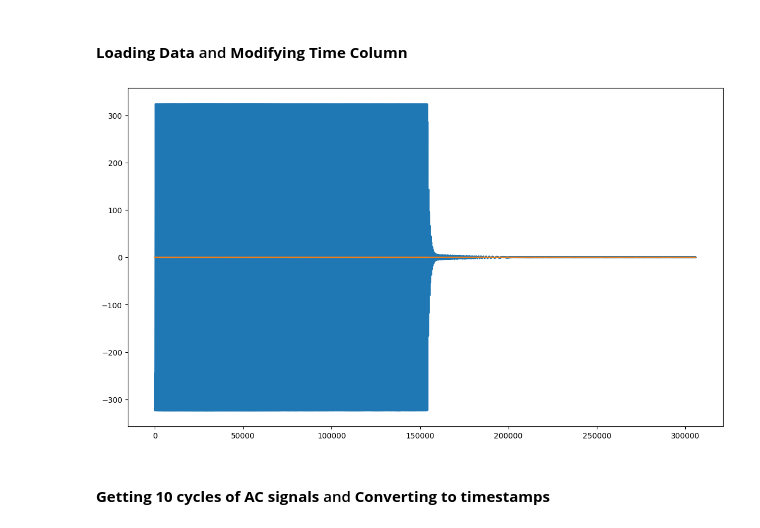
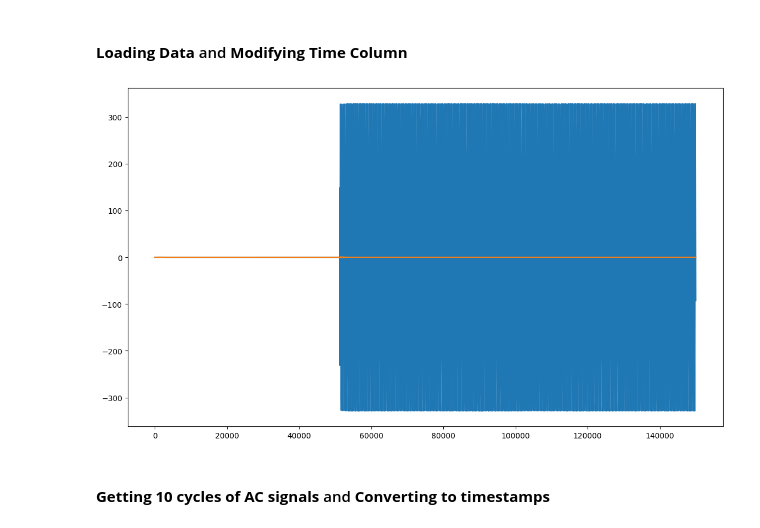
Before and after one commit to YuganshuWadhwa/Anomaly-Detection-For-Electrical-Systems, a Jupyter notebook: anomalyDetection.ipynb, the cells around one changed output. Drawn from its saved outputs; the diff is of its cells as text; code cells hidden in the pictures.

Commit message:
needs power calculation implementation

```diff
--- a/anomalyDetection.ipynb
+++ b/anomalyDetection.ipynb
@@ -39,7 +39,10 @@ def LDAP_to_time(t_array):
 # %% [markdown]
 #### **Loading Data** and **Modifying Time Column**
 # %%
-powerFailureDf = pd.read_csv('Power Anomalies Simulations Data/AD3_data/001_PowerFailure_With_Drive.csv', sep=';')
+# powerFailureDf = pd.read_csv('Power Anomalies Simulations Data/AD3_data/001_PowerFailure_With_Drive.csv', sep=';')
+# powerFailureDf = modifyTimestamps(df=powerFailureDf)
+
+powerFailureDf = pd.read_csv('Power Anomalies Simulations Data/AD3_data/002_PowerFailure_With_Drive_On and Off.csv', sep=';')
 powerFailureDf = modifyTimestamps(df=powerFailureDf)
 
 # powerFailureDf = pd.read_csv('Power Anomalies Simulations Data/AD3_data/Simulations 12 Mar/01_Power Failure.csv', sep=';')
@@ -69,12 +72,16 @@ df = powerFailureDf
 # %%
 fig = plt.figure(figsize=(14, 8))
 
-plt.plot(df['U_L1real'])
-plt.plot(df['I_L1real'])
+V1_complete = df['U_L1real'].iloc[150000:].to_numpy()
+I1_complete = df['I_L1real'].iloc[150000:].to_numpy()
+T_complete = df['Time'].iloc[150000:].to_numpy()
+
+plt.plot(V1_complete)
+plt.plot(I1_complete)
 
 plt.show()
 # %% [output]
-[figure, old version]
+[figure, new version]
 # %% [markdown]
 #### **Getting 10 cycles of AC signals** and **Converting to timestamps**
 # %%
```
Also changed, not shown: parts of 5 cells of this notebook.
